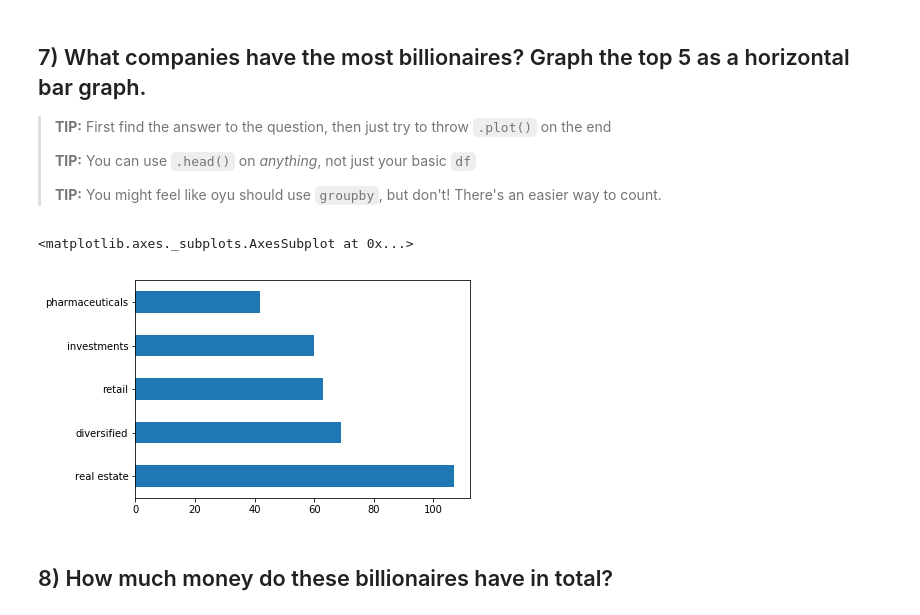
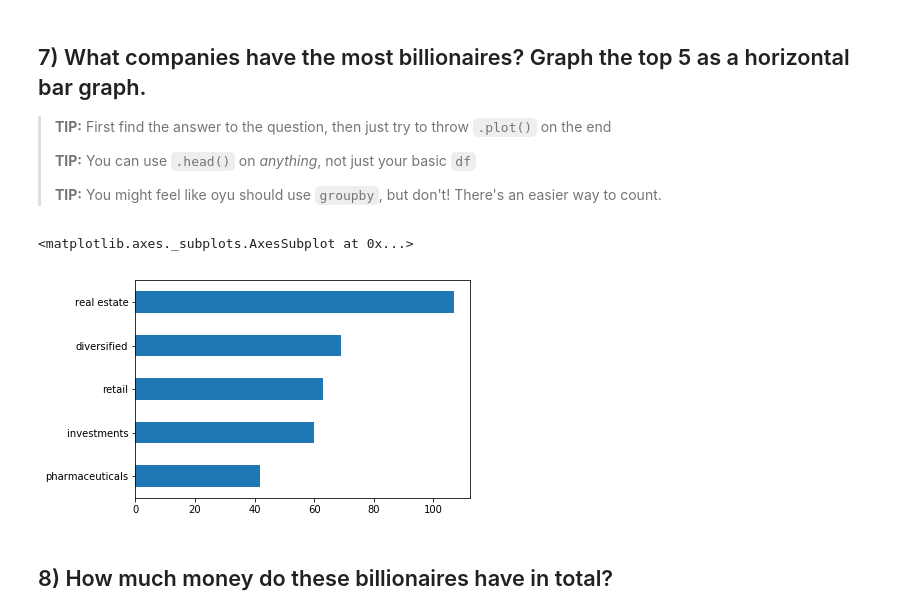
Before and after one commit to hichenwang/Foundation, a Jupyter notebook: class-05/05-homework/05 - pandas (billionaires).ipynb, the cells around one changed output. Saved outputs shown, nothing was run; the diff lists cells and outputs as text; code cells hidden in the pictures.

```diff
--- a/class-05/05-homework/05 - pandas (billionaires).ipynb
+++ b/class-05/05-homework/05 - pandas (billionaires).ipynb
@@ -116,10 +112,10 @@ Name: selfmade, dtype: int64
 >
 > **TIP:** You might feel like oyu should use `groupby`, but don't! There's an easier way to count.
 # %%
-df_richpeople['sourceofwealth'].value_counts().head().plot(kind='barh', x='sourceofwealth')
+df_richpeople['sourceofwealth'].value_counts().head().sort_values().plot(kind='barh', x='sourceofwealth')
 # %% [output]
 <matplotlib.axes._subplots.AxesSubplot at 0x...>
-[figure, old version]
+[figure, new version]
 # %% [markdown]
 ## 8) How much money do these billionaires have in total?
 # %%
```
Also changed, not shown: parts of 18 cells of this notebook, 1 other file.
